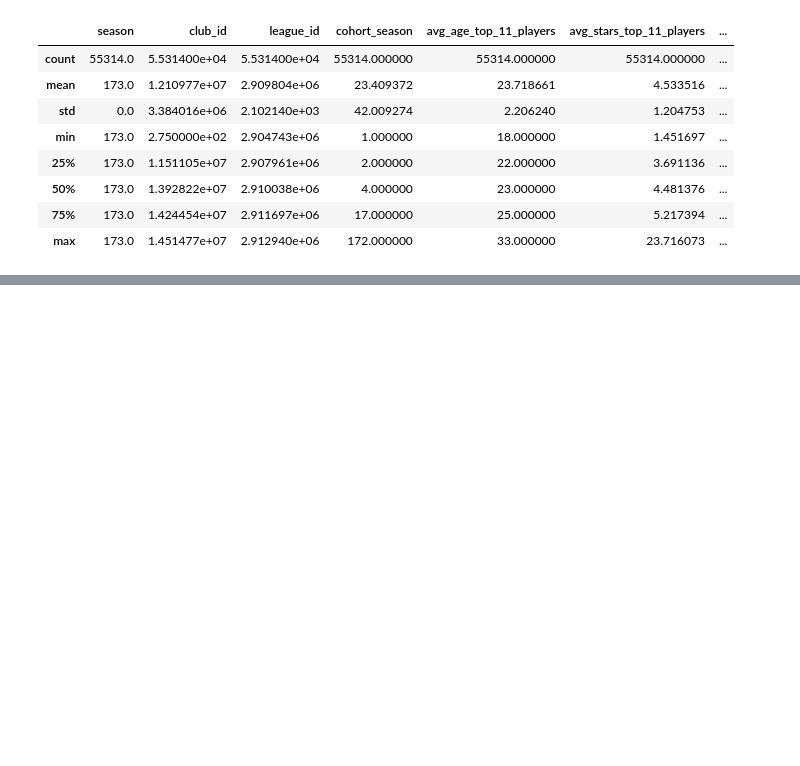
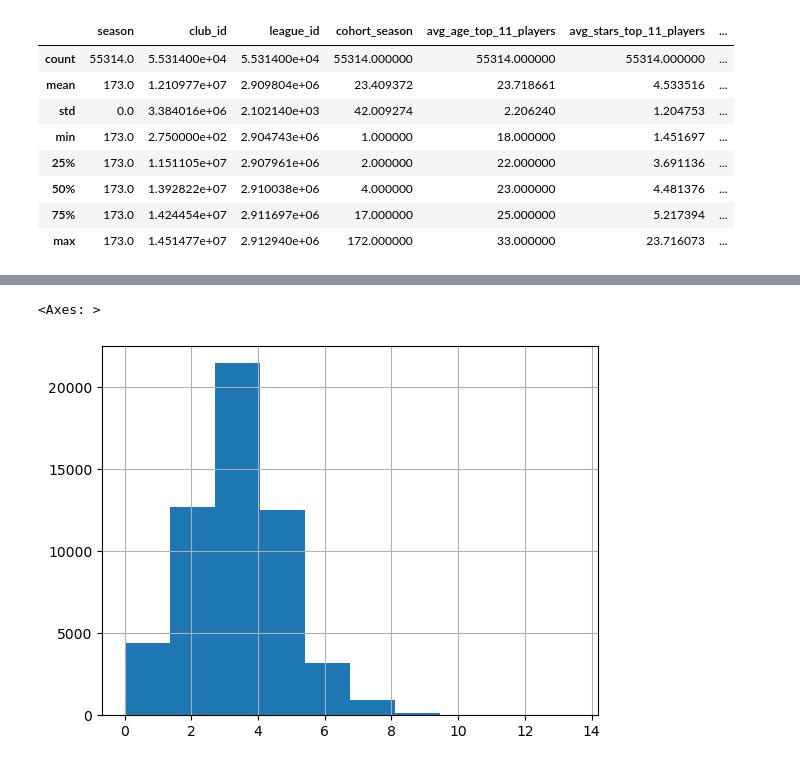
Before and after one commit to nullptr0194/NordeusDataScienceChallenge2023, a Jupyter notebook: ds_coding_challenge.ipynb, the cells around one changed output, grey strips where cells are left out. Cells and saved outputs as stored; diff of their text form; code cells hidden in the pictures; blank space fills up the shorter version.

```diff
--- a/ds_coding_challenge.ipynb
+++ b/ds_coding_challenge.ipynb
@@ -120,0 +173,12 @@ train_data_copy = train_data.copy()
+# %%
+data1 = train_data_copy["tokens_stash"]
+zero_or_less_values = data1[data1<=0]
+if len(zero_or_less_values) > 0:
+    data1[data1 <=0] = np.nan
+
+log_token_stash1 = np.log(data1.replace(np.nan, 1))
+train_data_copy["tokens_stash"] = log_token_stash1
+log_token_stash1.hist()
+# %% [output]
+<Axes: >
+[figure, added]
```
Also changed, not shown: parts of 27 cells of this notebook.
